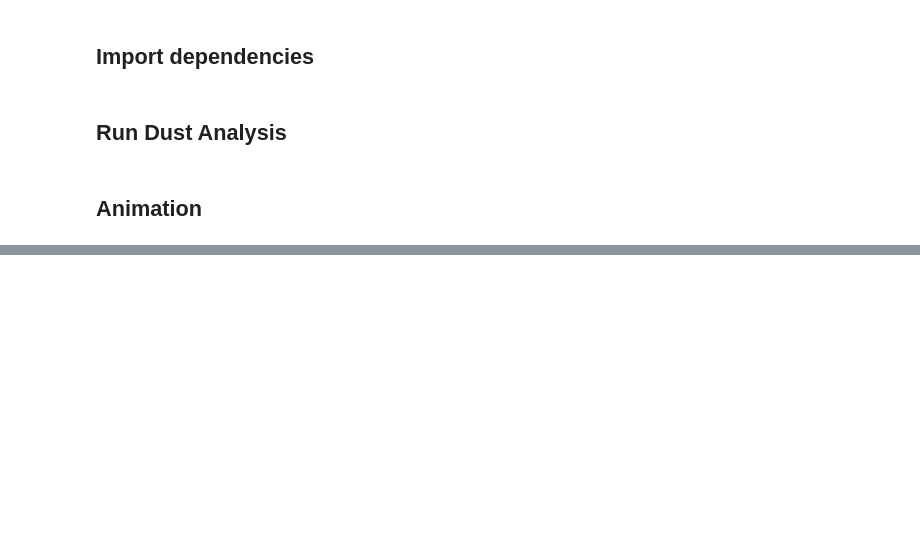
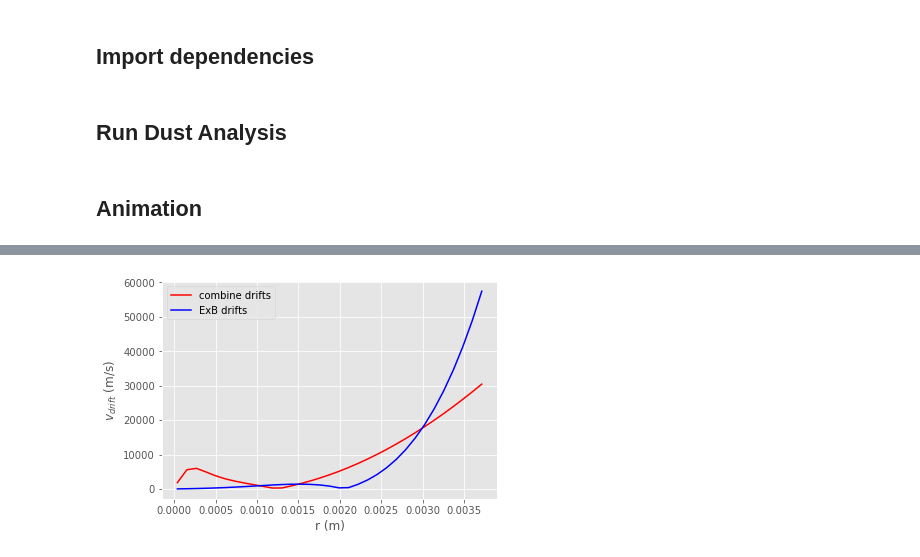
Before and after one commit to yue-wang-sabrina/dusty-plasmas, a Jupyter notebook: msci/jupyter/dust_analysis.ipynb, the cells around one changed output, grey strips where cells are left out. Drawn from its saved outputs; the diff is of its cells as text; code cells hidden in the pictures; blank space fills up the shorter version.

```diff
--- a/msci/jupyter/dust_analysis.ipynb
+++ b/msci/jupyter/dust_analysis.ipynb
@@ -50,0 +71,22 @@ HTML(anim.to_html5_video())
+# %%
+positions = numpy.arange(const.lambdaD, 100*const.lambdaD, 3*const.lambdaD)
+magcombinevel = []
+magexbvel =[]
+def norm(x):
+    return numpy.sqrt(x[0]**2+x[1]**2+x[2]**2)
+
+for i in positions:
+    g0 = Dust(const.md, const.radd, const.lambdaD, const.phia, const.Zd * const.e, [0, 0, 0], [0, 0, 0],[0, 0, 0])
+    g0.Bswitch = True
+    g0.pos = [i,0,0.0003825734]
+    magcombinevel.append(norm(g0.combinedrift(B=g0.dipoleB(r=const.dipolepos))))
+    magexbvel.append(norm(g0.EXBDRIFT(B=g0.dipoleB(r=const.dipolepos))))
+
+plt.plot(positions,magcombinevel,'r-',label='combine drifts')
+plt.plot(positions,magexbvel,'b-', label='ExB drifts')
+plt.xlabel("r (m)")
+plt.ylabel(r'$v_{drift}$ (m/s)')
+plt.legend()
+plt.show()
+# %% [output]
+[figure, added]
```
Also changed, not shown: parts of 18 cells of this notebook, 6 other files.
